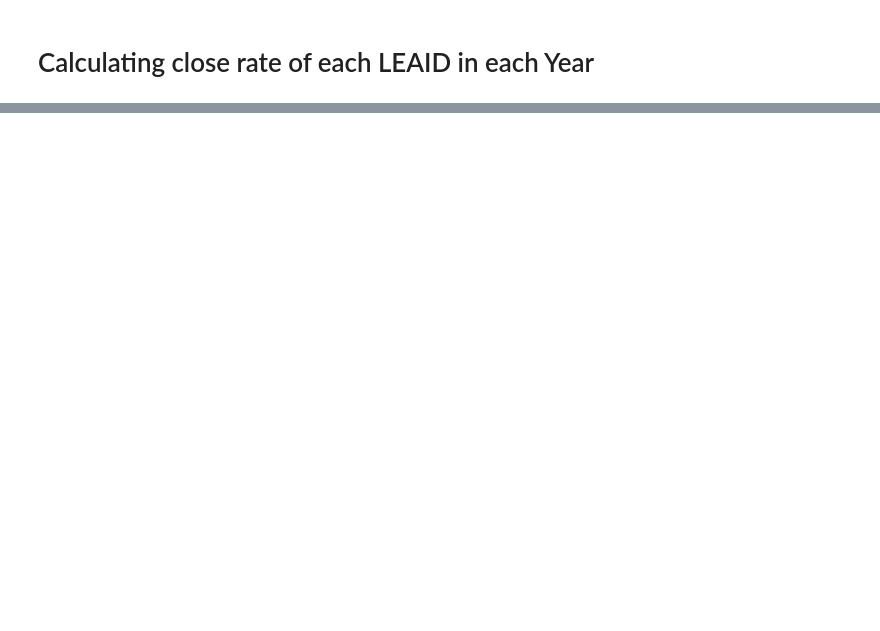
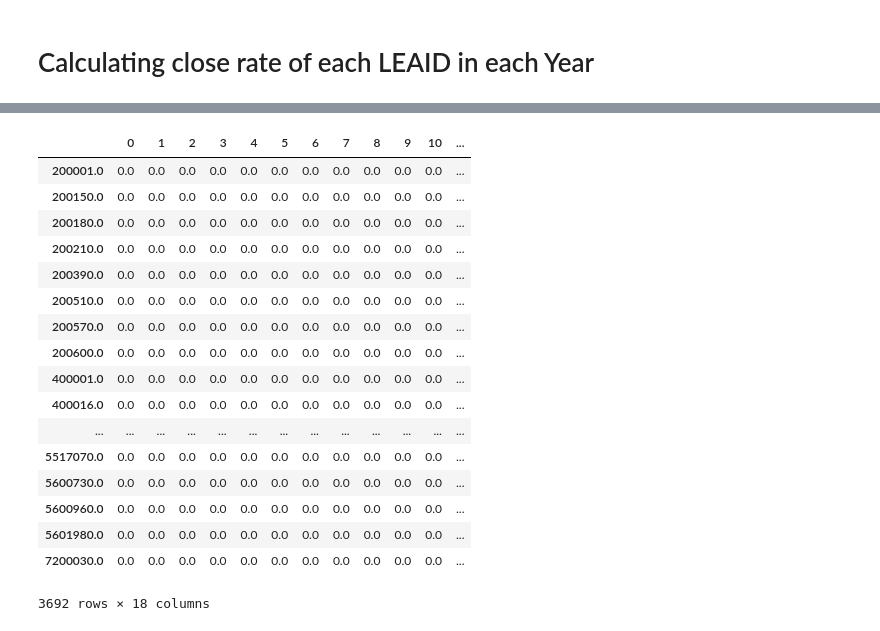
Before and after one commit to comp-strat/data_management, a Jupyter notebook: scripts/templates/close_rate.ipynb, the cells around one changed output, grey strips where cells are left out. Saved outputs shown, nothing was run; the diff lists cells and outputs as text; code cells hidden in the pictures; blank space fills up the shorter version.

```diff
--- a/scripts/templates/close_rate.ipynb
+++ b/scripts/templates/close_rate.ipynb
@@ -72,6 +114,27 @@ df_closeSchool = pd.DataFrame.from_dict(closed_map)
 df_closeRate = pd.DataFrame.from_dict(close_rate)
 df_closeSchool = df_closeSchool.transpose()
 df_closeRate = df_closeRate.transpose()
+# %%
+df_closeRate
+# %% [output]
+|  | 0 | 1 | 2 | 3 | 4 | 5 | 6 | 7 | 8 | 9 | 10 | ... |
+| 200001.0 | 0.0 | 0.0 | 0.0 | 0.0 | 0.0 | 0.0 | 0.0 | 0.0 | 0.0 | 0.0 | 0.0 | ... |
+| 200150.0 | 0.0 | 0.0 | 0.0 | 0.0 | 0.0 | 0.0 | 0.0 | 0.0 | 0.0 | 0.0 | 0.0 | ... |
+| 200180.0 | 0.0 | 0.0 | 0.0 | 0.0 | 0.0 | 0.0 | 0.0 | 0.0 | 0.0 | 0.0 | 0.0 | ... |
+| 200210.0 | 0.0 | 0.0 | 0.0 | 0.0 | 0.0 | 0.0 | 0.0 | 0.0 | 0.0 | 0.0 | 0.0 | ... |
+| 200390.0 | 0.0 | 0.0 | 0.0 | 0.0 | 0.0 | 0.0 | 0.0 | 0.0 | 0.0 | 0.0 | 0.0 | ... |
+| 200510.0 | 0.0 | 0.0 | 0.0 | 0.0 | 0.0 | 0.0 | 0.0 | 0.0 | 0.0 | 0.0 | 0.0 | ... |
+| 200570.0 | 0.0 | 0.0 | 0.0 | 0.0 | 0.0 | 0.0 | 0.0 | 0.0 | 0.0 | 0.0 | 0.0 | ... |
+| 200600.0 | 0.0 | 0.0 | 0.0 | 0.0 | 0.0 | 0.0 | 0.0 | 0.0 | 0.0 | 0.0 | 0.0 | ... |
+| 400001.0 | 0.0 | 0.0 | 0.0 | 0.0 | 0.0 | 0.0 | 0.0 | 0.0 | 0.0 | 0.0 | 0.0 | ... |
+| 400016.0 | 0.0 | 0.0 | 0.0 | 0.0 | 0.0 | 0.0 | 0.0 | 0.0 | 0.0 | 0.0 | 0.0 | ... |
+| ... | ... | ... | ... | ... | ... | ... | ... | ... | ... | ... | ... | ... |
+| 5517070.0 | 0.0 | 0.0 | 0.0 | 0.0 | 0.0 | 0.0 | 0.0 | 0.0 | 0.0 | 0.0 | 0.0 | ... |
+| 5600730.0 | 0.0 | 0.0 | 0.0 | 0.0 | 0.0 | 0.0 | 0.0 | 0.0 | 0.0 | 0.0 | 0.0 | ... |
+| 5600960.0 | 0.0 | 0.0 | 0.0 | 0.0 | 0.0 | 0.0 | 0.0 | 0.0 | 0.0 | 0.0 | 0.0 | ... |
+| 5601980.0 | 0.0 | 0.0 | 0.0 | 0.0 | 0.0 | 0.0 | 0.0 | 0.0 | 0.0 | 0.0 | 0.0 | ... |
+| 7200030.0 | 0.0 | 0.0 | 0.0 | 0.0 | 0.0 | 0.0 | 0.0 | 0.0 | 0.0 | 0.0 | 0.0 | ... |
+3692 rows × 18 columns
 # %%
 # Create two dictionary to rename the columns
 dic1 = {0:'close99', 1:'close00', 2:'close01', 3:'close02', 4:'close03', 5:'close04', 6:'close05', 7:'close06', \
```
Also changed, not shown: parts of 6 cells of this notebook, 25 other files.
